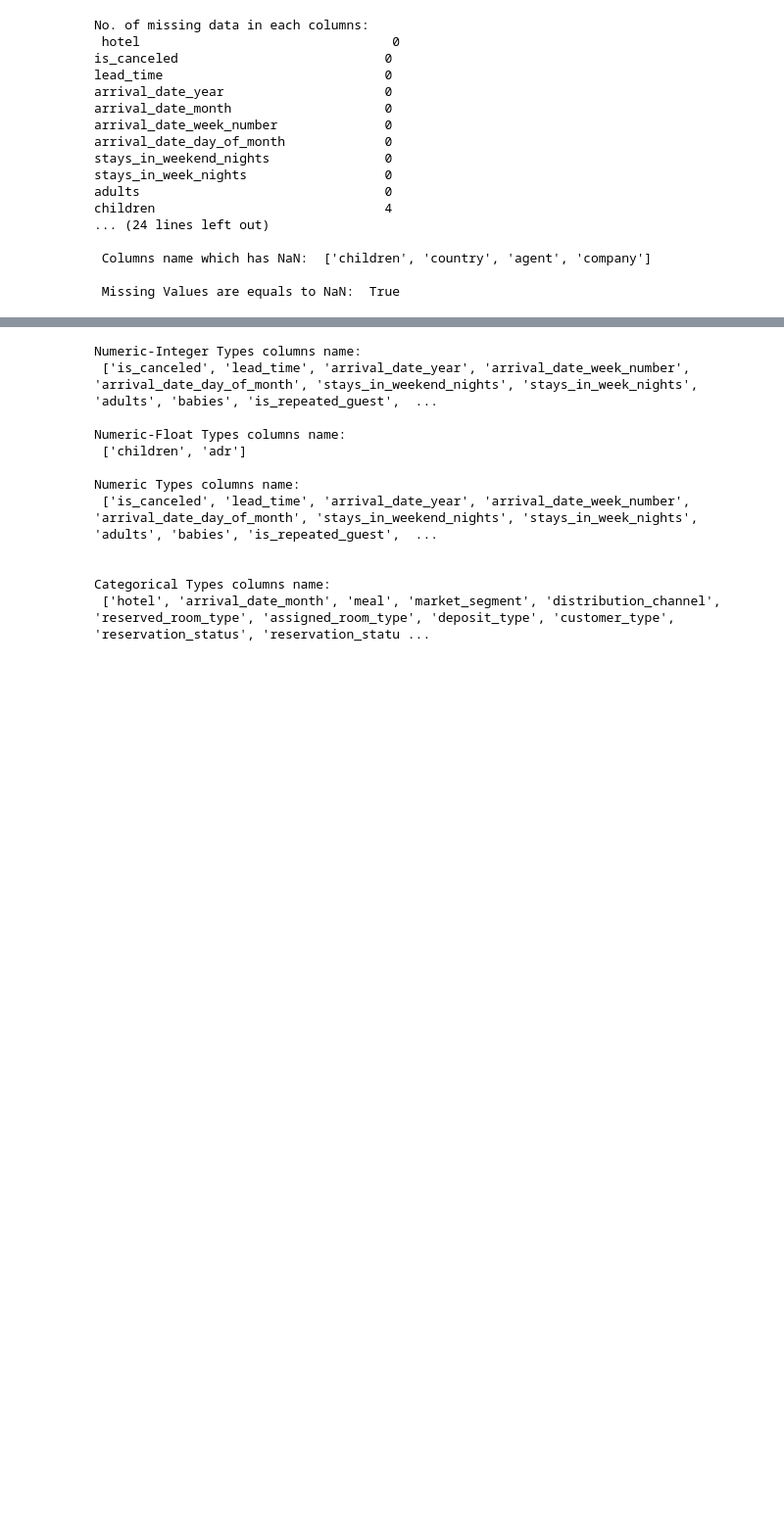
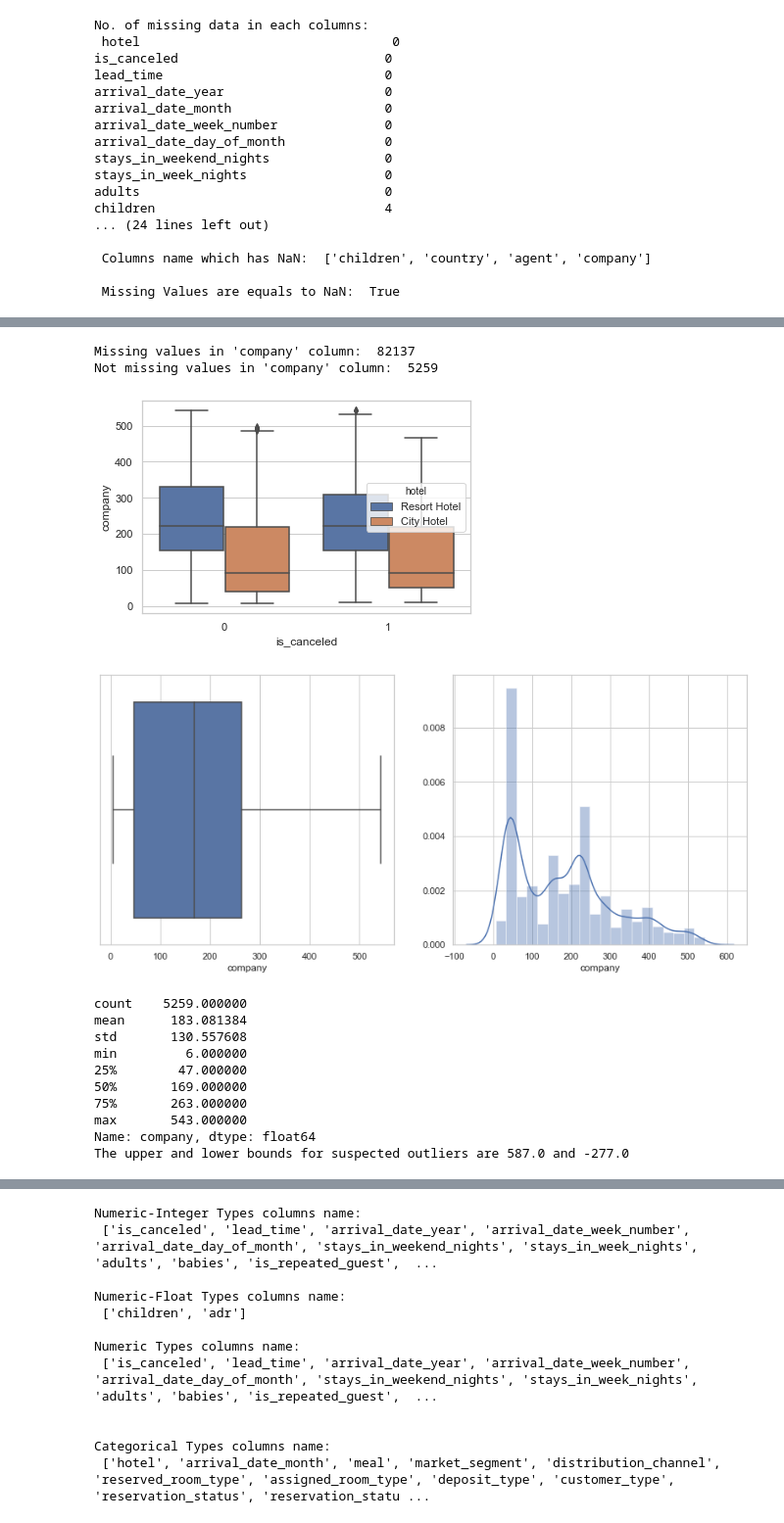
Before and after one commit to robinyUArizona/Hotel-Booking-Demand, a Jupyter notebook: EDA-Feature Engineering -- Hotel-Booking_Demand.ipynb, the cells around one changed output, grey strips where cells are left out. Shown at 98% size. Cells and saved outputs as stored; diff of their text form; code cells hidden in the pictures; blank space fills up the shorter version.

```diff
--- a/EDA-Feature Engineering -- Hotel-Booking_Demand.ipynb
+++ b/EDA-Feature Engineering -- Hotel-Booking_Demand.ipynb
@@ -368,0 +361,4 @@ children                              4
+# %%
+missing_col = new_hotel_data[['children', 'country', 'agent', 'company']]
+missing_col.info()
+missing_col.head()
@@ -368,0 +383,33 @@ children                              4
+# %%
+"""
+    - Analysis of 'company" Feature
+    - ID of the company/entity that made the booking or responsible for paying the booking.
+    - ID is presented instead of designation for anonymity reasons
+"""
+# display(missing_col['company'].value_counts())
+print("Missing values in 'company' column: ", missing_col['company'].isnull().sum())
+print("Not missing values in 'company' column: ",missing_col['company'].notnull().sum())
+
+## Wow: Missing values are way higher --- its okay to remove this column
+
+## Relationship between "company" and target variable 'is_canceled'
+sns.boxplot(x = 'is_canceled', y = 'company', data = hotel_data, hue='hotel')
+
+## Checking distribution of company
+visualize_num_feature(missing_col['company'])
+stat_summary(missing_col['company'])
+# %% [output]
+Missing values in 'company' column:  82137
+Not missing values in 'company' column:  5259
+[figure, added]
+[figure, added]
+count    5259.000000
+mean      183.081384
+std       130.557608
+min         6.000000
+25%        47.000000
+50%       169.000000
+75%       263.000000
+max       543.000000
+Name: company, dtype: float64
+The upper and lower bounds for suspected outliers are 587.0 and -277.0
```
Also changed, not shown: parts of 154 cells of this notebook.
